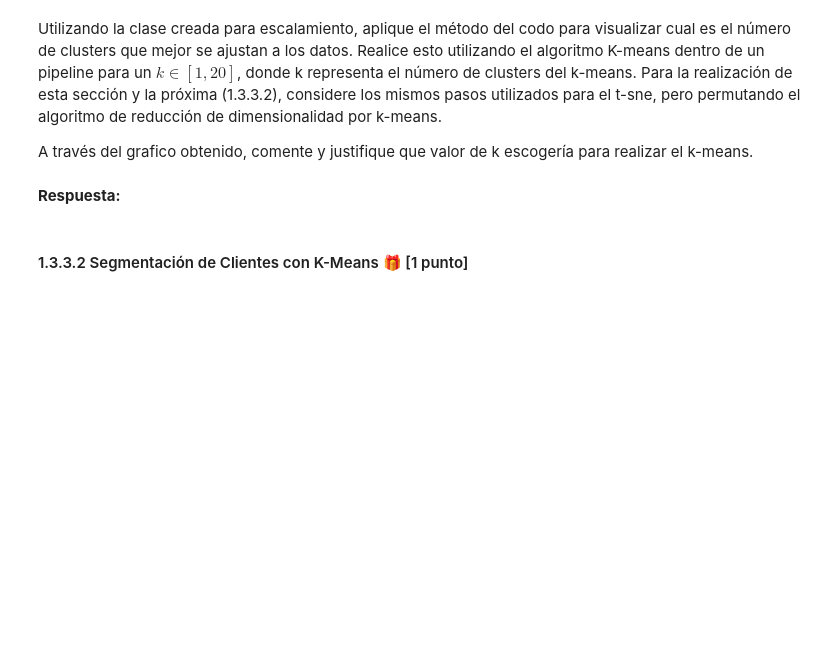
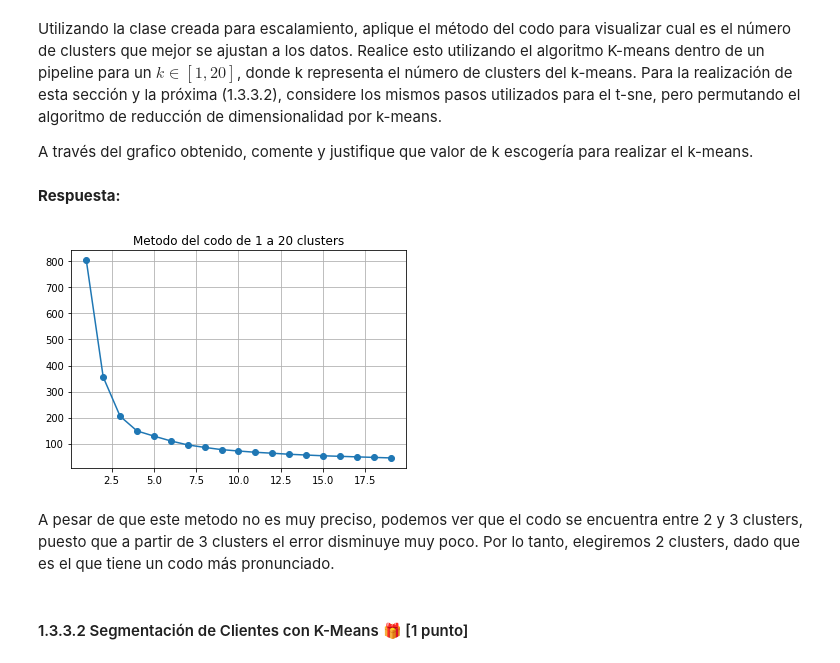
Before and after one commit to matiasjvd/MDS7202-Laboratorio-de-Programaci-n-Cient-fica-para-Ciencia-de-Datos, a Jupyter notebook: MDS7202-Laboratorios/Laboratorio_6/Laboratorio6.ipynb, the cells around one changed output. Drawn from its saved outputs; the diff is of its cells as text; code cells hidden in the pictures; blank space fills up the shorter version.

```diff
--- a/MDS7202-Laboratorios/Laboratorio_6/Laboratorio6.ipynb
+++ b/MDS7202-Laboratorios/Laboratorio_6/Laboratorio6.ipynb
@@ -241,3 +216,13 @@ class MinMax(BaseEstimator, TransformerMixin):
+# %%
+class MinMax(BaseEstimator, TransformerMixin):
+    def fit(self, X, y=None):
+
+        self.M_ = X.max()
+        self.m_ = X.min()
+        return self
+
+    def transform(self, X):
+        return (X-self.m_)/(self.M_-self.m_)
 # %% [markdown]
 ### 1.3.2 `T-SNA` Pipeline [1.0 puntos]
 # %% [markdown]
@@ -252,3 +237,7 @@ Configure un pipeline utilizando el algoritmo `T-SNE` sobre los datos **LRMFP**,
 Tras aplicar las transformaciones sobre el dataset **LRMFP**, gráfique las componentes obtenidas en la reducción de dimensionalidad.
 # %% [markdown]
 **Respuesta:**
+# %%
+LRMFP = FunctionTransformer(custom_features)
+df_LRMFP = LRMFP.transform(df_retail)
+df_LRMFP
@@ -254,0 +258,5 @@ Tras aplicar las transformaciones sobre el dataset **LRMFP**, gráfique las comp
+# %%
+#Vemos que quedan nans en periodicity
+print(df_LRMFP.isna().sum())
+#Los dropearé porque genera problemas más adelante
+df_LRMFP = df_LRMFP.dropna()
@@ -254,0 +271,5 @@ Tras aplicar las transformaciones sobre el dataset **LRMFP**, gráfique las comp
+# %%
+pipeline_list = [("minmaxscaler", MinMax(),slice(1,df_LRMFP.shape[1]))]
+ct = ColumnTransformer(pipeline_list)
+df_t = ct.fit_transform(df_LRMFP)
+df_t
@@ -265,3 +323,20 @@ A través del grafico obtenido, comente y justifique que valor de k escogería p
+# %%
+sse = []
+
+clusters = list(range(1, 20))
+for k in clusters:
+    kmeans = KMeans(n_clusters=k).fit(df_t)
+    sse.append(kmeans.inertia_)
+
+plt.plot(clusters, sse, marker="o")
+plt.title("Metodo del codo de 1 a 20 clusters")
+plt.grid(True)
+plt.show()
+# %% [output]
+[figure, added]
+# %% [markdown]
+A pesar de que este metodo no es muy preciso, podemos ver que el codo se encuentra entre 2 y 3 clusters, puesto que a partir de 3 clusters el error disminuye muy poco.
+Por lo tanto, elegiremos 2 clusters, dado que es el que tiene un codo más pronunciado.
 # %% [markdown]
 #### 1.3.3.2 Segmentación de Clientes con K-Means 🎁 [1 punto]
 # %% [markdown]
```
Also changed, not shown: parts of 15 cells of this notebook.
